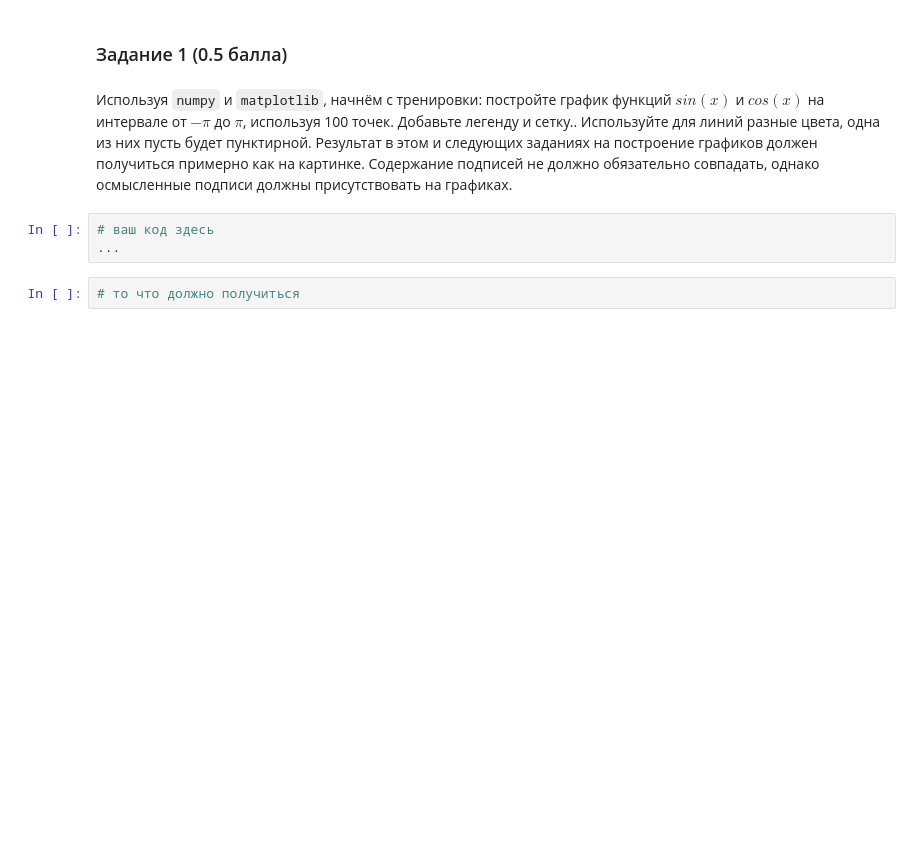
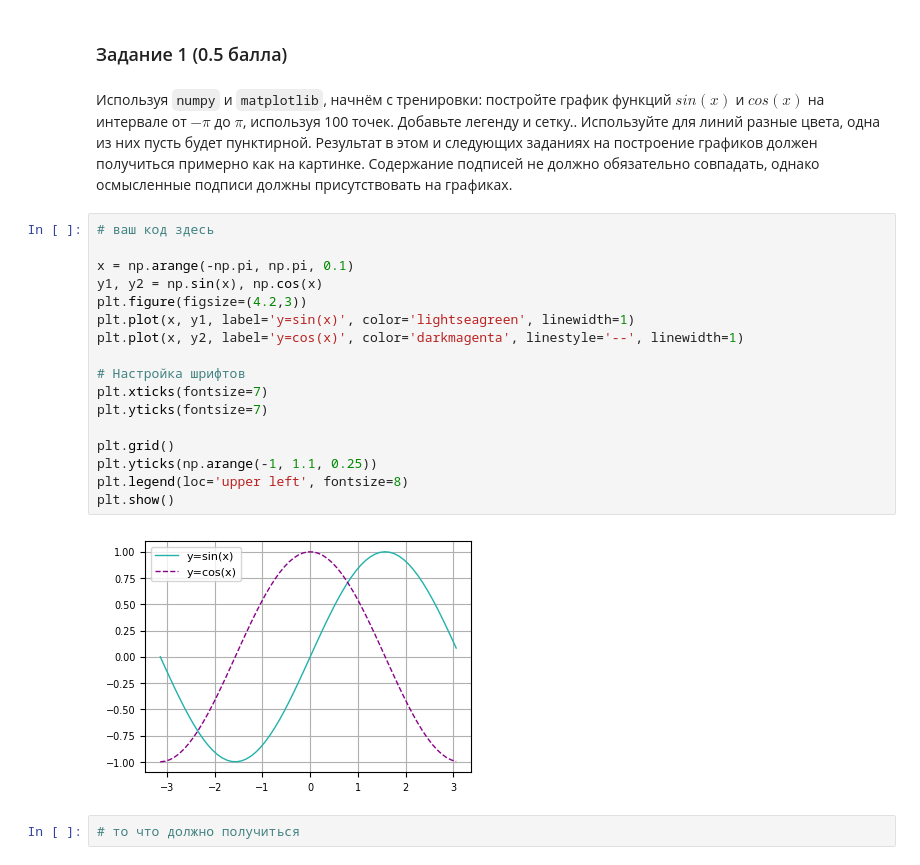
Before and after one commit to asemenyk24/homework_4, a Jupyter notebook: Семенюк_А_А_Визуализации_в_Python_.ipynb, the cells around one changed output. Cells and saved outputs as stored; diff of their text form; blank space fills up the shorter version.

```diff
--- a/Семенюк_А_А__Визуализации_в_Python_.ipynb
+++ b/Семенюк_А_А_Визуализации_в_Python_.ipynb
@@ -41,9 +41,25 @@ GERMAN_CREDIT = 'https://github.com/evgpat/datasets/raw/refs/heads/main/german_c
 ### Задание 1 (0.5 балла)
 # %% [markdown]
 Используя `numpy` и `matplotlib`, начнём с тренировки: постройте график функций $sin(x)$ и $cos(x)$ на интервале от $-\pi$ до $\pi$, используя 100 точек. Добавьте легенду и сетку.. Используйте для линий разные цвета, одна из них пусть будет пунктирной. Результат в этом и следующих заданиях на построение графиков должен получиться примерно как на картинке. Содержание подписей не должно обязательно совпадать, однако осмысленные подписи должны присутствовать на графиках.
-# %%
-# ваш код здесь
-...
+# %%
+# ваш код здесь
+
+x = np.arange(-np.pi, np.pi, 0.1)
+y1, y2 = np.sin(x), np.cos(x)
+plt.figure(figsize=(4.2,3))
+plt.plot(x, y1, label='y=sin(x)', color='lightseagreen', linewidth=1)
+plt.plot(x, y2, label='y=cos(x)', color='darkmagenta', linestyle='--', linewidth=1)
+
+# Настройка шрифтов
+plt.xticks(fontsize=7)
+plt.yticks(fontsize=7)
+
+plt.grid()
+plt.yticks(np.arange(-1, 1.1, 0.25))
+plt.legend(loc='upper left', fontsize=8)
+plt.show()
+# %% [output]
+[figure, added]
 # %%
 # то что должно получиться
 # %% [output]
```
Also changed, not shown: parts of 4 cells of this notebook.
